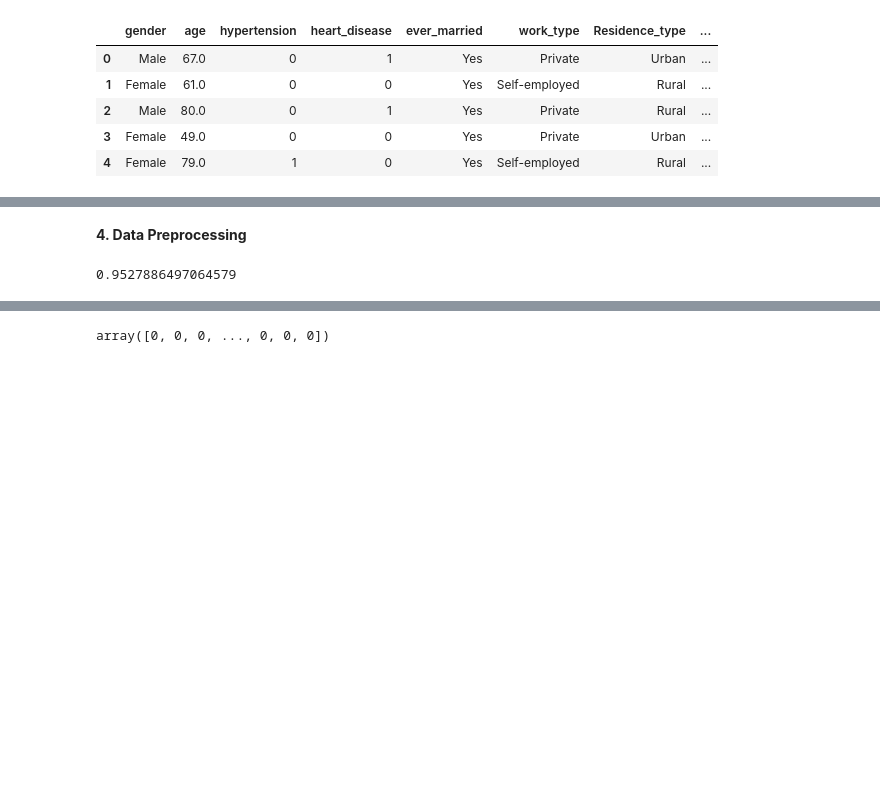
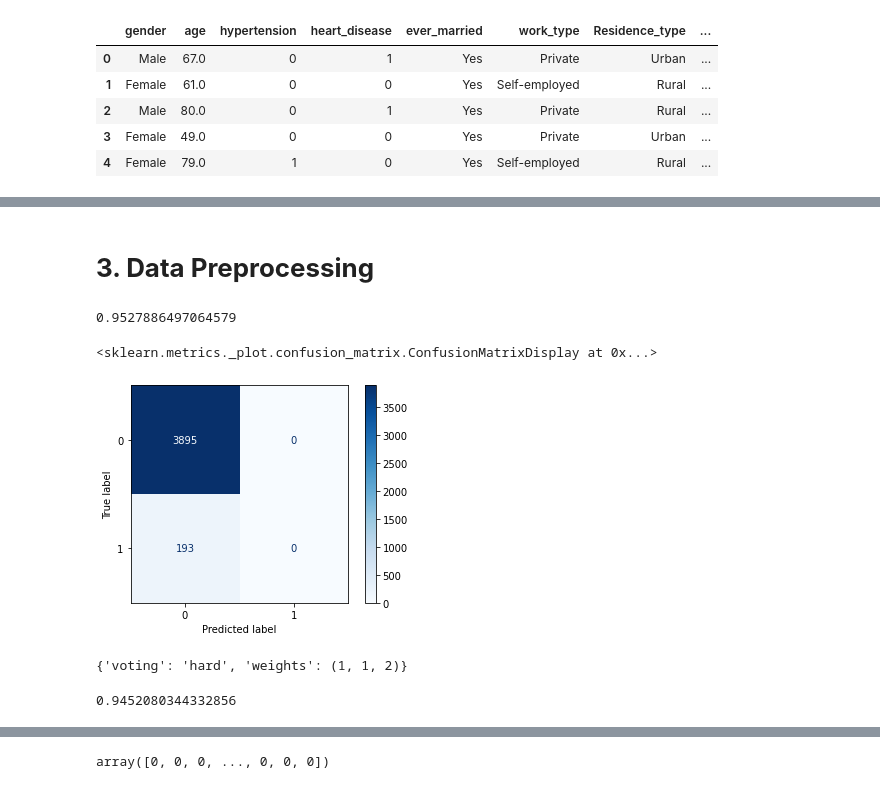
Before and after one commit to fgith/data-science, a Jupyter notebook: kaggle/heart_disease.ipynb, the cells around one changed output, grey strips where cells are left out. Drawn from its saved outputs; the diff is of its cells as text; code cells hidden in the pictures; blank space fills up the shorter version.

```diff
--- a/kaggle/heart_disease.ipynb
+++ b/kaggle/heart_disease.ipynb
@@ -95,5 +89,5 @@ df.head()
 # %% [markdown]
-**4. Data Preprocessing**
+# **3. Data Preprocessing**
 # %%
 df.fillna(0, inplace=True)
 X = df.drop(['stroke','gender','ever_married','work_type','Residence_type','smoking_status'],axis=1)
@@ -111,14 +106,31 @@ from sklearn.metrics import accuracy_score
 # %%
 rnd_clf = RandomForestClassifier(n_estimators=20)
 log_clf = LogisticRegression()
-svc_clf = SVC()
+svc_clf = SVC(probability=True)
 # %%
 voting_clf = VotingClassifier(estimators = [('lr',log_clf),('rf',rnd_clf),('svc',svc_clf)],voting='hard')
 voting_clf.fit(X_train,np.ravel(y_train))
 y_pred = voting_clf.predict(X_test)
 print(accuracy_score(y_test, y_pred))
+cross_val_score(voting_clf, X_train, np.ravel(y_train)).mean() # Cross val score
+plot_confusion_matrix(voting_clf, X_test, y_test, cmap = 'Blues', values_format = 'd')
 # %% [output]
 0.9527886497064579
+<sklearn.metrics._plot.confusion_matrix.ConfusionMatrixDisplay at 0x...>
+[figure, added]
+# %%
+params = { 'voting' : ['hard','soft'],
+          'weights' : [(1,1,2),(2,1,1),(1,2,1)]
+}
+grid = GridSearchCV(voting_clf, params)
+grid.fit(X_train, np.ravel(y_train))
+grid.best_params_
+# %% [output]
+{'voting': 'hard', 'weights': (1, 1, 2)}
+# %%
+grid.best_score_
+# %% [output]
+0.9452080344332856
 # %%
 from sklearn.metrics import accuracy_score
 
```
Also changed, not shown: parts of 9 cells of this notebook.
